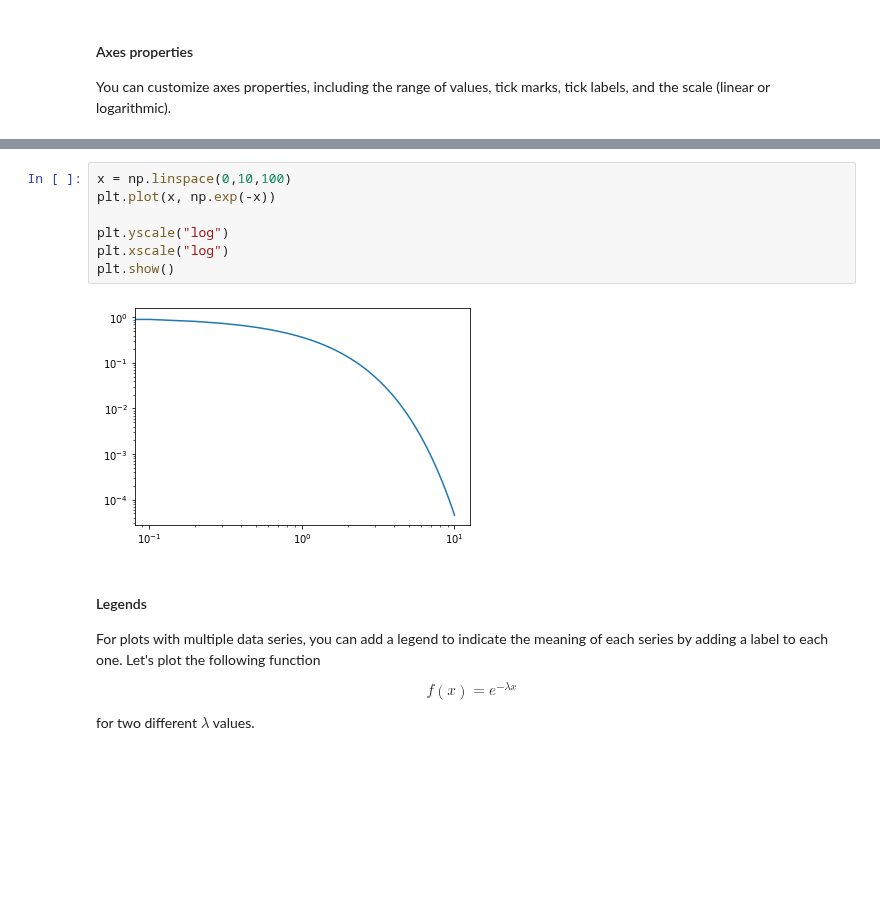
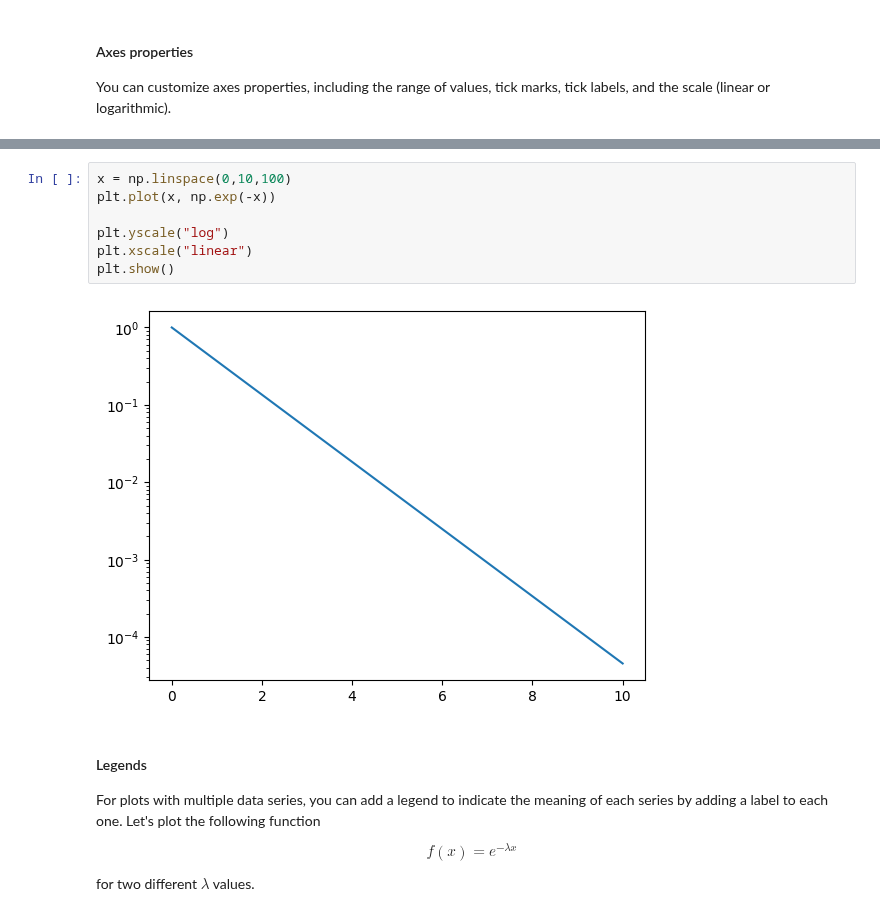
Before and after one commit to cdrischler/compphysics-summer-tutorials, a Jupyter notebook: plotting_tutorial/plotting_tutorial.ipynb, the cells around one changed output, grey strips where cells are left out. Drawn from its saved outputs; the diff is of its cells as text; blank space fills up the shorter version.

```diff
--- a/plotting_tutorial/plotting_tutorial.ipynb
+++ b/plotting_tutorial/plotting_tutorial.ipynb
@@ -678,12 +658,12 @@ plt.show()
 # %%
 x = np.linspace(0,10,100)
 plt.plot(x, np.exp(-x))
 
 plt.yscale("log")
-plt.xscale("log")
+plt.xscale("linear")
 plt.show()
 # %% [output]
-[figure, old version]
+[figure, new version]
 # %% [markdown]
 #### Legends
 
```
Also changed, not shown: parts of 28 cells of this notebook, 4 other files.
